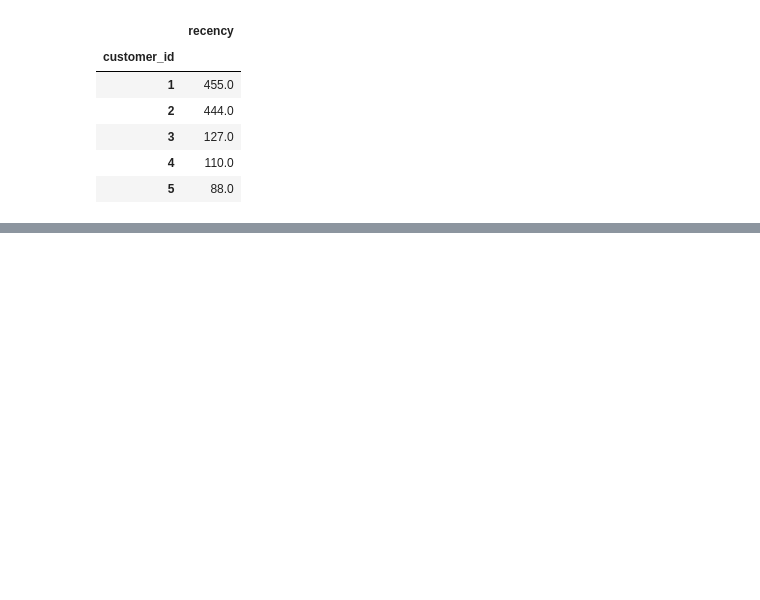
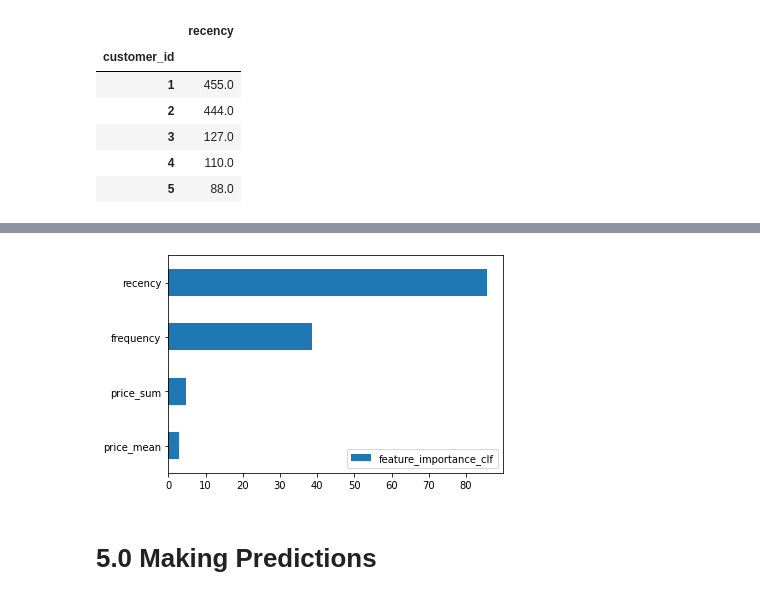
Before and after one commit to joaopcnogueira/colab-notebooks, a Jupyter notebook: Customer_Lifetime_Value.ipynb, the cells around one changed output, grey strips where cells are left out. Saved outputs shown, nothing was run; the diff lists cells and outputs as text; code cells hidden in the pictures; blank space fills up the shorter version.

```diff
--- a/Customer_Lifetime_Value.ipynb
+++ b/Customer_Lifetime_Value.ipynb
@@ -197,0 +353,10 @@ recency_features_df.head()
+# %%
+xgb_clf_model = GridSearchCV(
+    estimator=xgb_clf_spec,
+    param_grid={'learning_rate': [0.01, 0.1, 0.3, 0.5]},
+    scoring='roc_auc',
+    refit=True,
+    cv=5
+)
+# %%
+xgb_clf_model.fit(X, y_prob)
@@ -197,0 +439,7 @@ recency_features_df.head()
+# %%
+imp_spend_prob_df = pd.Series(imp_spend_prob_dict) \
+  .to_frame() \
+  .set_axis(['feature_importance_clf'], axis=1) \
+  .sort_values('feature_importance_clf', ascending=True)
+
+imp_spend_prob_df
@@ -197,0 +452,6 @@ recency_features_df.head()
+# %%
+imp_spend_prob_df.plot.barh();
+# %% [output]
+[figure, added]
+# %% [markdown]
+# 5.0 Making Predictions
```
Also changed, not shown: parts of 41 cells of this notebook.
